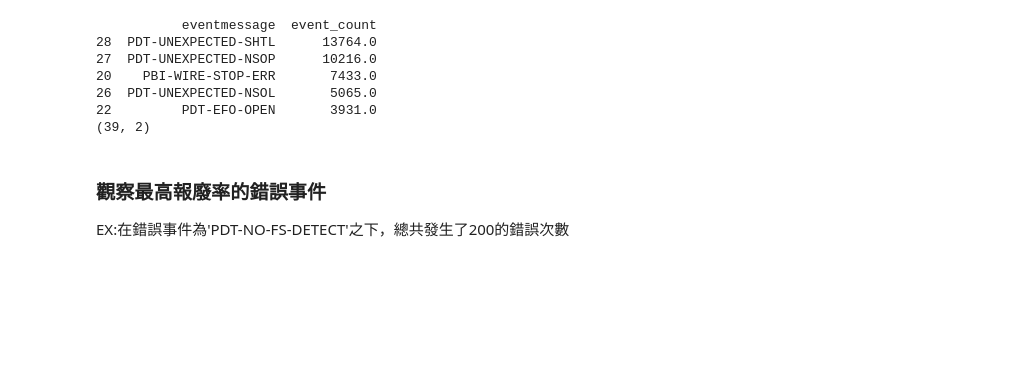
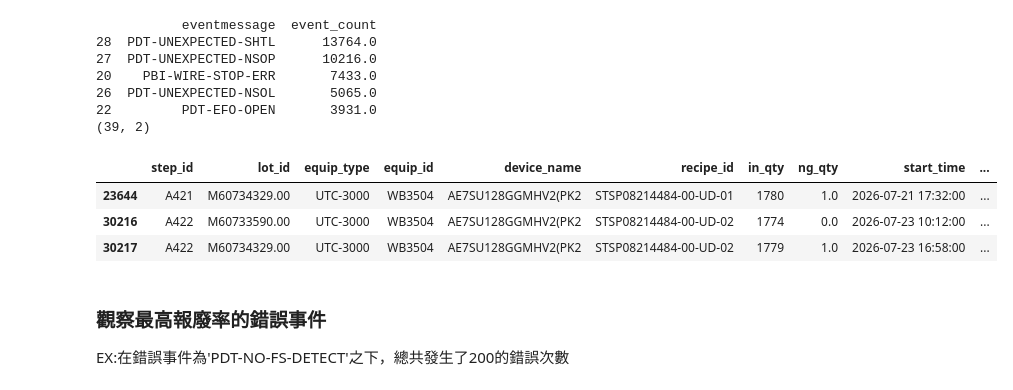
Before and after one commit to aceaceace123/test0804, a Jupyter notebook: WBMachine_ErrorEventAnalyze.ipynb, the cells around one changed output. Cells and saved outputs as stored; diff of their text form; code cells hidden in the pictures; blank space fills up the shorter version.

```diff
--- a/WBMachine_ErrorEventAnalyze.ipynb
+++ b/WBMachine_ErrorEventAnalyze.ipynb
@@ -111,7 +111,12 @@ print(event_summary.shape)
 # print(event_summary.head())
 # print(event_summary.shape)
 # %%
-# df[(df["eventmessage"]=='EFU open error') & (df['equip_id']=='WB3504')]
+df[(df["eventmessage"]=='EFU open error') & (df['equip_id']=='WB3504')]
+# %% [output]
+|  | step_id | lot_id | equip_type | equip_id | device_name | recipe_id | in_qty | ng_qty | start_time | ... |
+| 23644 | A421 | M60734329.00 | UTC-3000 | WB3504 | AE7SU128GGMHV2(PK2 | STSP08214484-00-UD-01 | 1780 | 1.0 | 2026-07-21 17:32:00 | ... |
+| 30216 | A422 | M60733590.00 | UTC-3000 | WB3504 | AE7SU128GGMHV2(PK2 | STSP08214484-00-UD-02 | 1774 | 0.0 | 2026-07-23 10:12:00 | ... |
+| 30217 | A422 | M60734329.00 | UTC-3000 | WB3504 | AE7SU128GGMHV2(PK2 | STSP08214484-00-UD-02 | 1779 | 1.0 | 2026-07-23 16:58:00 | ... |
 # %% [markdown]
 ### 觀察最高報廢率的錯誤事件
 EX:在錯誤事件為'PDT-NO-FS-DETECT'之下，總共發生了200的錯誤次數
```
Also changed, not shown: parts of 11 cells of this notebook.
